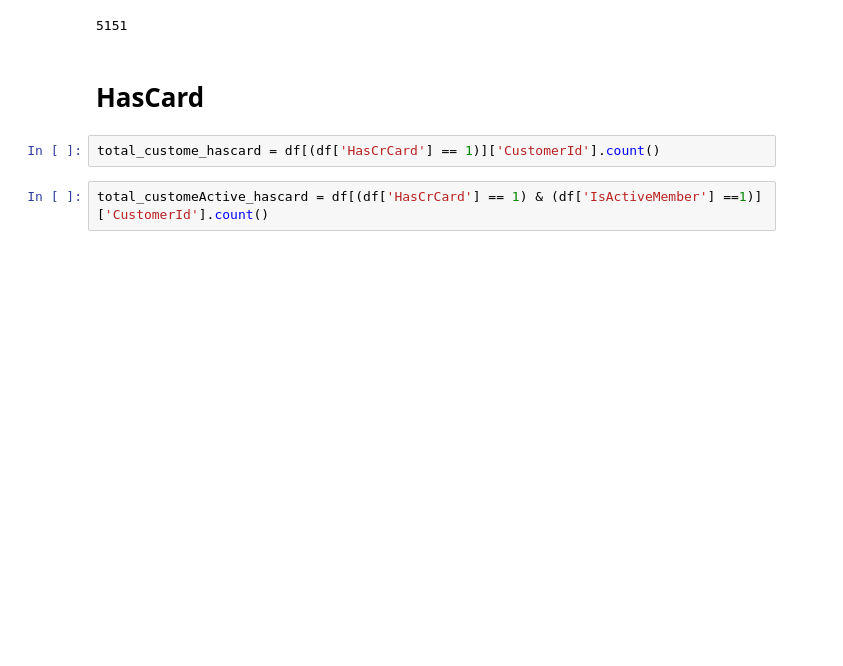
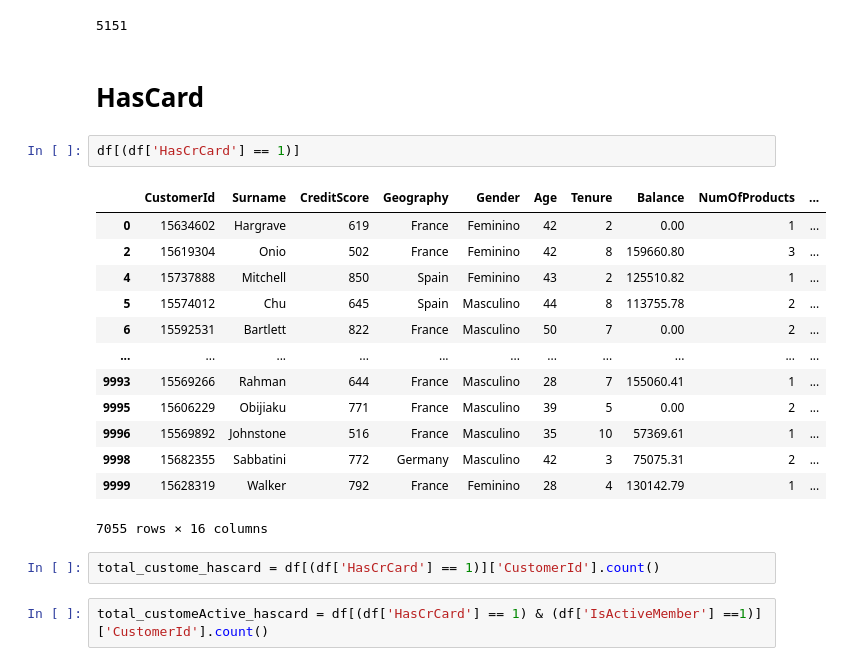
Before and after one commit to steniogobira/bank_customer_churn_dashboard, a Jupyter notebook: clean_data_EDA.ipynb, the cells around one changed output. Cells and saved outputs as stored; diff of their text form; blank space fills up the shorter version.

```diff
--- a/clean_data_EDA.ipynb
+++ b/clean_data_EDA.ipynb
@@ -150,6 +148,22 @@ total_customer_active
 5151
 # %% [markdown]
 # HasCard
+# %%
+df[(df['HasCrCard'] == 1)]
+# %% [output]
+|  | CustomerId | Surname | CreditScore | Geography | Gender | Age | Tenure | Balance | NumOfProducts | ... |
+| 0 | 15634602 | Hargrave | 619 | France | Feminino | 42 | 2 | 0.00 | 1 | ... |
+| 2 | 15619304 | Onio | 502 | France | Feminino | 42 | 8 | 159660.80 | 3 | ... |
+| 4 | 15737888 | Mitchell | 850 | Spain | Feminino | 43 | 2 | 125510.82 | 1 | ... |
+| 5 | 15574012 | Chu | 645 | Spain | Masculino | 44 | 8 | 113755.78 | 2 | ... |
+| 6 | 15592531 | Bartlett | 822 | France | Masculino | 50 | 7 | 0.00 | 2 | ... |
+| ... | ... | ... | ... | ... | ... | ... | ... | ... | ... | ... |
+| 9993 | 15569266 | Rahman | 644 | France | Masculino | 28 | 7 | 155060.41 | 1 | ... |
+| 9995 | 15606229 | Obijiaku | 771 | France | Masculino | 39 | 5 | 0.00 | 2 | ... |
+| 9996 | 15569892 | Johnstone | 516 | France | Masculino | 35 | 10 | 57369.61 | 1 | ... |
+| 9998 | 15682355 | Sabbatini | 772 | Germany | Masculino | 42 | 3 | 75075.31 | 2 | ... |
+| 9999 | 15628319 | Walker | 792 | France | Feminino | 28 | 4 | 130142.79 | 1 | ... |
+7055 rows × 16 columns
 # %%
 total_custome_hascard = df[(df['HasCrCard'] == 1)]['CustomerId'].count()
 # %%
```
Also changed, not shown: parts of 1 cell of this notebook.
